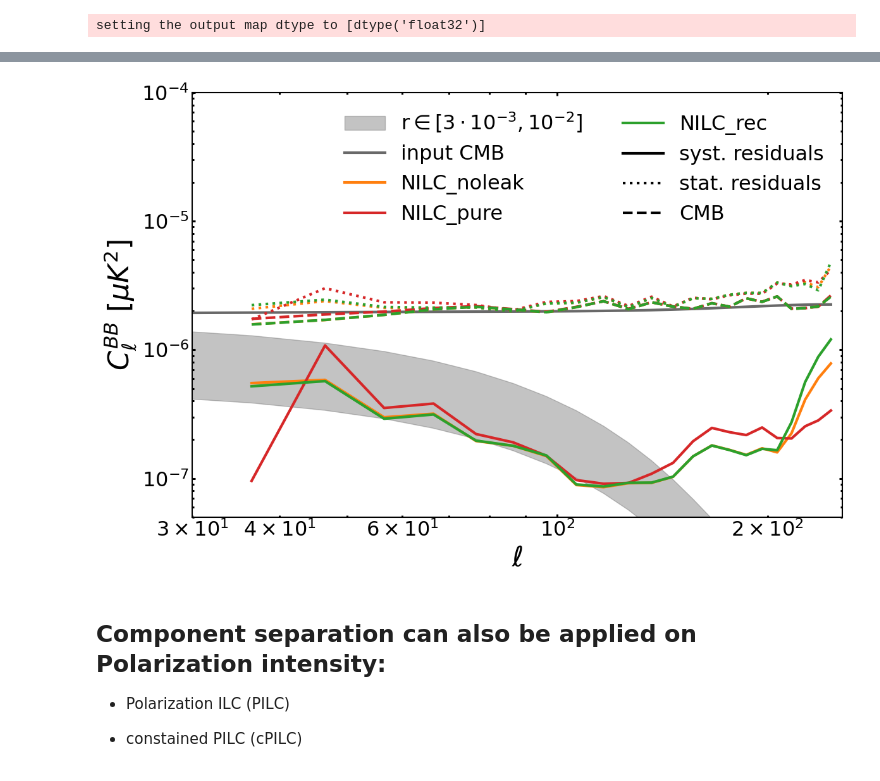
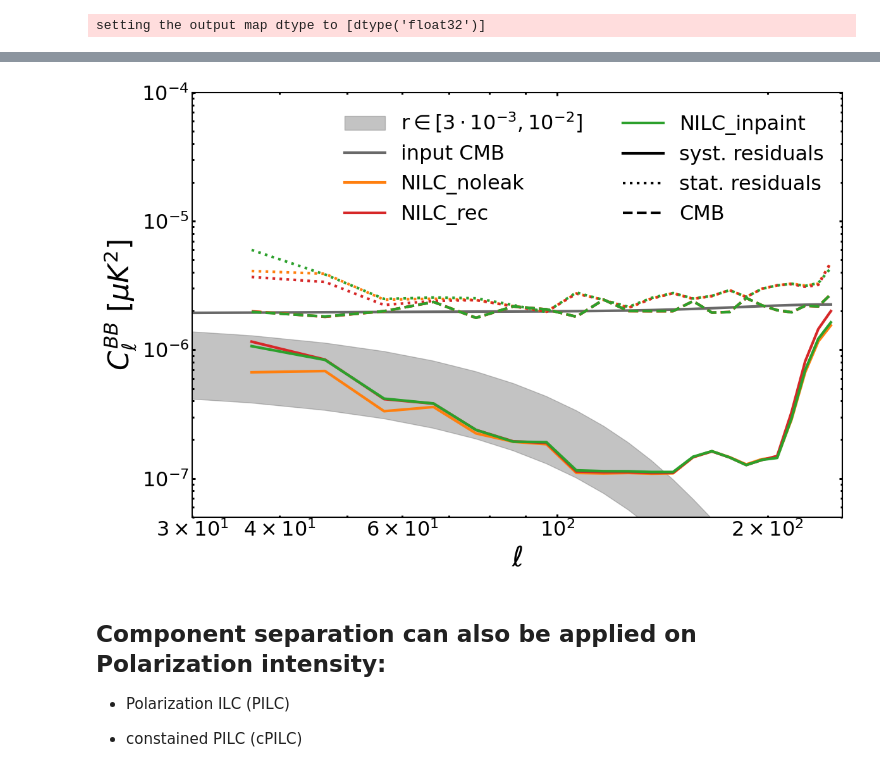
Before and after one commit to alecarones/broom, a Jupyter notebook: tutorials/tutorial_groundbased.ipynb, the cells around one changed output, grey strips where cells are left out. Cells and saved outputs as stored; diff of their text form; code cells hidden in the pictures.

```diff
--- a/tutorials/tutorial_groundbased.ipynb
+++ b/tutorials/tutorial_groundbased.ipynb
@@ -171,7 +148,8 @@ setting the output map dtype to [dtype('float64'), dtype('float64')]
 # with three iterations (only in B-modes).
 # See https://arxiv.org/abs/2208.12059 for details
 
-config.leakage_correction = "B_recycling_iterations3"
+config.config["leakage_correction"] = "B_recycling_iterations3"
+config._store_passed_settings()
 
 outputs_nilc_rec = component_separation(config, data, nsim = 0)
 # %% [output]
@@ -188,0 +163,7 @@ setting the output map dtype to [dtype('float64'), dtype('float64')]
+# %%
+# In this case EB-leakage is corrected with diffusive inpainting.
+
+config.config["leakage_correction"] = "B_inpainting"
+config._store_passed_settings()
+
+outputs_nilc_pure = component_separation(config, data, nsim = 0)
@@ -195,7 +184,7 @@ config_cls_values = {
     'delta_ell': 10,
     'spectra_comp': 'namaster',
     'return_Dell': False,
-    'field_cls_out': "BB", # Let's compute only B-mode power spectrum
+    'field_cls_out': ["BB"], # Let's compute only B-mode power spectrum
     'return_spectra': True,
     'save_spectra': True,
     'save_mask': False,
@@ -224,26 +213,24 @@ setting the output map dtype to [dtype('float32')]
 # but you can also use non-binary mask (but in this case effective sky fraction will be lower)
 
 config_cls_run = {
-    'compute_spectra': [{'path_method': "ilc_needlet_bias0.001/cosine_0_100_200_250",
+    'compute_spectra': [{'path_method': "ilc_needlet_bias0.001/cosine_0_100_200_250/cmb_reconstruction",
     'components_for_cls': ["output_total", "noise_residuals", "fgds_residuals", "output_cmb"],
     'mask_type': "from_fits", 'field_out': 'QU', 'mask_path':root_path+"/utils/norm_nHits_SA_35FOV_ns512.fits",
     'apodize_mask': None, 'smooth_mask': 0., 'nmt_purify_B': True,
     'nmt_purify_E': False,
     },
-
-    {'path_method': "ilc_needlet_bias0.001_Bpurify/cosine_0_100_200_250",
-    'components_for_cls': ["output_total", "noise_residuals", "fgds_residuals", "output_cmb"],
-    'mask_type': "from_fits", 'field_out': 'QU', 'mask_path':root_path+"/utils/norm_nHits_SA_35FOV_ns512_binary.fits",
-    'apodize_mask': None, 'smooth_mask': 0., 'smooth_tracer': 10., 'fsky': 0.5, 'nmt_purify_B': True,
-    'nmt_purify_E': False
-    },
-
-    {'path_method': "ilc_needlet_bias0.001_Brecycling_iters3/cosine_0_100_200_250",
+    {'path_method': "ilc_needlet_bias0.001_Brecycling_iters3/cosine_0_100_200_250/cmb_reconstruction",
     'components_for_cls': ["output_total", "noise_residuals", "fgds_residuals", "output_cmb"],
     'mask_type': "from_fits", 'field_out': 'QU', 'mask_path':root_path+"/utils/norm_nHits_SA_35FOV_ns512.fits",
     'apodize_mask': None, 'smooth_mask': 0., 'smooth_tracer': 10., 'fsky': 0.5, 'nmt_purify_B': True,
     'nmt_purify_E': False
-    }
+    },
+    {'path_method': "ilc_needlet_bias0.001_Binpainting/cosine_0_100_200_250/cmb_reconstruction",
+    'components_for_cls': ["output_total", "noise_residuals", "fgds_residuals", "output_cmb"],
+    'mask_type': "from_fits", 'field_out': 'QU', 'mask_path':root_path+"/utils/norm_nHits_SA_35FOV_ns512.fits",
+    'apodize_mask': None, 'smooth_mask': 0., 'smooth_tracer': 10., 'fsky': 0.5, 'nmt_purify_B': True,
+    'nmt_purify_E': False
+    },
     ]}
 
 config.config["compute_spectra"] = config_cls_run["compute_spectra"]
@@ -298,35 +288,35 @@ plt.xlim(30,config.lmax)
 plt.fill_between(ell_bin,0.003*cls_r1_BB,0.01*cls_r1_BB,color='dimgrey',alpha=0.4,label=r'r$\in [3\cdot 10^{-3},10^{-2}]$')
 
 cols=['C1','C3','C2','C4','C5','C6']
-labs=['NILC_noleak','NILC_pure','NILC_rec']
+labs=['NILC_noleak','NILC_rec','NILC_inpaint']
 p=plt.plot(ell_bin, cls_r0,linewidth=3.,label='input CMB',color='dimgrey')
 for k in range(cls_out.output_total.shape[1]):
 #     p=plt.plot(ell_bin[bmin:], np.mean(cls_out.output_total[:,k,field,bmin:],axis=0),linewidth=3.,label=labs[k],color=cols[k])
     p=plt.plot(ell_bin[bmin:], np.mean(cls_out.output_cmb[:,k,field,bmin:],axis=0),linewidth=3.,color=cols[k], linestyle='--')
     p=plt.plot(ell_bin[bmin:], np.mean(cls_out.fgds_residuals[:,k,field,bmin:],axis=0),linewidth=3.,label=labs[k],color=cols[k], linestyle='-')
     p=plt.plot(ell_bin[bmin:], np.mean(cls_out.noise_residuals[:,k,field,bmin:],axis=0),linewidth=3., linestyle=':',color=plt.gca().lines[-1].get_color())
 
 plt.plot(ell_bin,-0.01*cls_r1_BB,color='k', label='syst. residuals',linewidth=3.)
 plt.plot(ell_bin,-0.01*cls_r1_BB,color='k', linestyle=':', label='stat. residuals',linewidth=3.)
 plt.plot(ell_bin,-0.01*cls_r1_BB,color='k', linestyle='--', label='CMB',linewidth=3.)
 
 plt.legend(loc='upper right',ncol=2,fontsize=23,frameon=False)
 plt.tight_layout()
 
 for side in ax.spines.keys():
     ax.spines[side].set_linewidth(1.5)
 
 ax.tick_params(direction='in', which='both', labelsize = 23, width = 2.2)
 ax.yaxis.set_ticks_position('both')
 ax.xaxis.set_ticks_position('both')
 ax.xaxis.set_minor_locator(tck.AutoMinorLocator())
 ax.yaxis.set_minor_locator(tck.AutoMinorLocator())
 
 plt.yscale('log')
 plt.xscale('log')
 plt.tight_layout()
 # %% [output]
-[figure, old version]
+[figure, new version]
 # %% [markdown]
 ## Component separation can also be applied on Polarization intensity:
 
```
Also changed, not shown: parts of 10 cells of this notebook, 3 other files.
